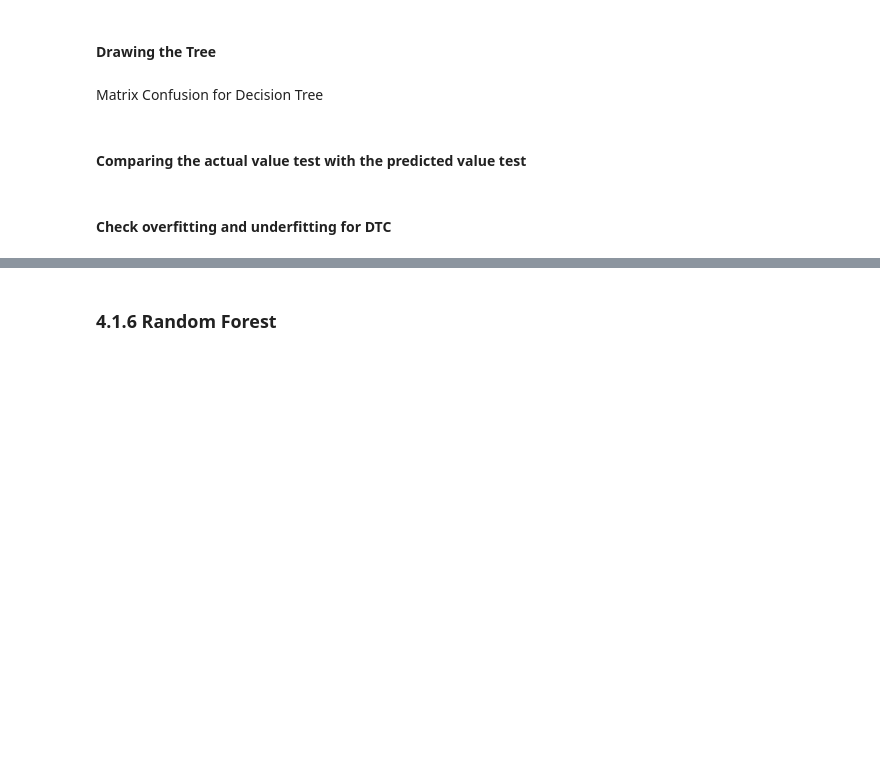
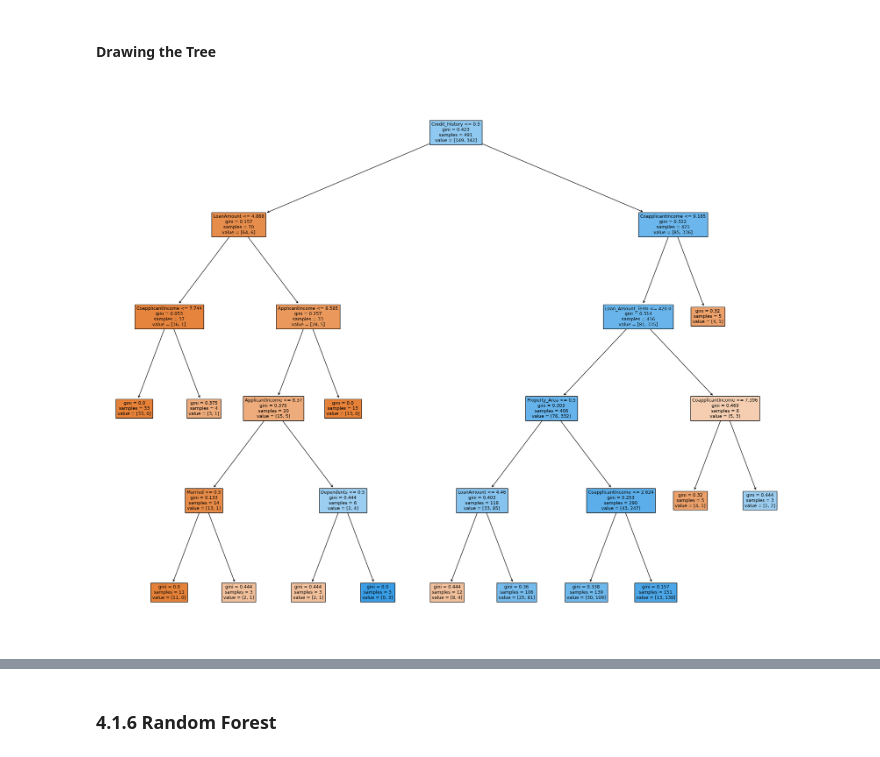
Before and after one commit to Supeernov-a/Loan-Prediction, a Jupyter notebook: Project_Loan_Predictions.ipynb, the cells around one changed output, grey strips where cells are left out. Cells and saved outputs as stored; diff of their text form; code cells hidden in the pictures; blank space fills up the shorter version.

```diff
--- a/Project_Loan_Predictions.ipynb
+++ b/Project_Loan_Predictions.ipynb
@@ -741,9 +774,11 @@ print(accDTC)
 # %% [markdown]
 #### Drawing the Tree
 # %%
+# Import library for drawing the tree
+# ==============================================================================
 from sklearn import tree
 fig = plt.figure(figsize=(25,20))
-tree.plot_tree(modelDTC, feature_names=data.columns, filled=True)
+tree.plot_tree(modelDTC, feature_names=datatrain.columns, filled=True)
 plt.show()
+# %% [output]
+[figure, added]
-# %% [markdown]
-Matrix Confusion for Decision Tree
@@ -756,2 +784,0 @@ sns.heatmap (cmDTC, annot = True)
-# %% [markdown]
-#### **Comparing the actual value test with the predicted value test**
@@ -761,2 +784,0 @@ df
-# %% [markdown]
-#### **Check overfitting and underfitting for DTC**
```
Also changed, not shown: parts of 78 cells of this notebook.
